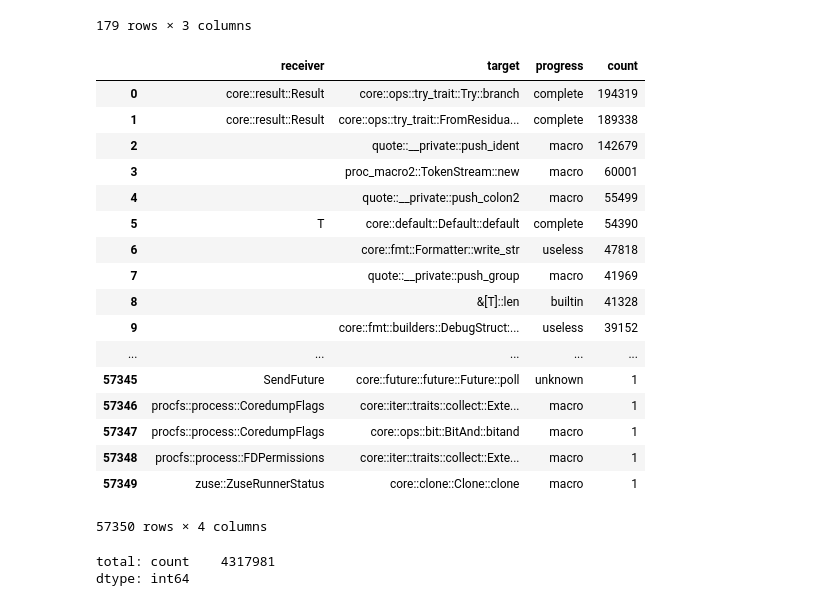
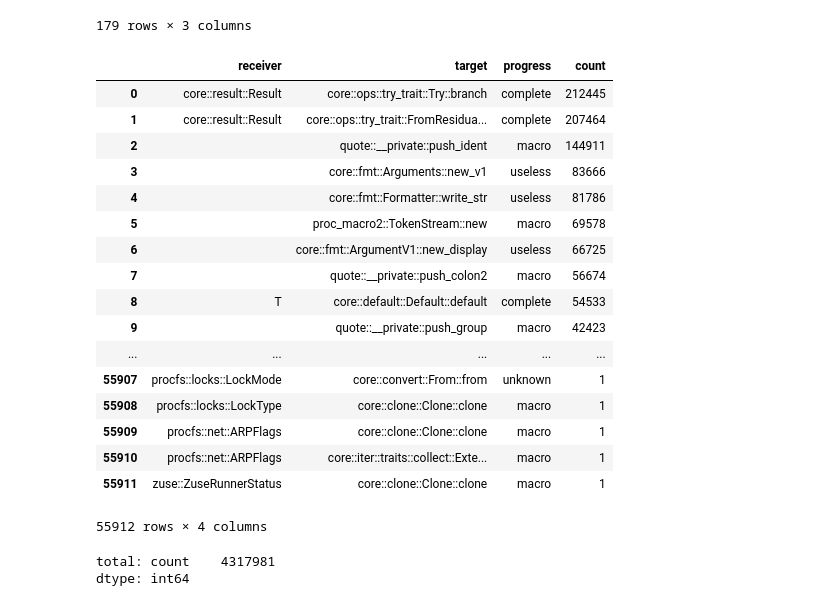
Before and after one commit to juliand665/qrates-eval, a Jupyter notebook: reports/call_target.ipynb, the cells around one changed output. Saved outputs shown, nothing was run; the diff lists cells and outputs as text; code cells hidden in the pictures.

```diff
--- a/reports/call_target.ipynb
+++ b/reports/call_target.ipynb
@@ -172,0 +177,9 @@ for generics, count in size_of_counts.values[:20]:
+# %%
+index_calls = all_calls[all_calls['target'] == 'core::ops::index::Index::index']
+index_counts = sum_counts(index_calls, ['target_type_generics'])
+
+for row in sum_counts(index_calls, ['target_type_generics']).values[:20]:
+	print(row)
+
+#for receiver, generics, count in index_counts.values[:20]:
+#	print(f"{count}x {receiver}.index<{generics}>")
@@ -172,0 +207,3 @@ for generics, count in size_of_counts.values[:20]:
+# %%
+for row in sum_counts(index_calls, ['receiver']).values[:20]:
+	print(row)
@@ -258,31 +316,31 @@ def progress_for(receiver: str, call_target: str, macro: str) -> str:
 # %%
 def get_progress(row):
 	return progress_for(row['receiver'], row['target'], row['macro'])
 
 counts_with_progress = sum_counts(all_calls, ['receiver', 'target', 'macro'])
 counts_with_progress["progress"] = counts_with_progress.apply(get_progress, axis=1)
-counts_with_progress = counts_with_progress[['receiver', 'target', 'progress', 'count']]
+counts_with_progress = sum_counts(counts_with_progress, ['receiver', 'target', 'progress'])
 counts_with_progress.to_csv("counts_with_progress.csv", index=False)
 counts_with_progress
 # %% [output]
 |  | receiver | target | progress | count |
-| 0 | core::result::Result | core::ops::try_trait::Try::branch | complete | 194319 |
-| 1 | core::result::Result | core::ops::try_trait::FromResidua... | complete | 189338 |
-| 2 |  | quote::__private::push_ident | macro | 142679 |
-| 3 |  | proc_macro2::TokenStream::new | macro | 60001 |
-| 4 |  | quote::__private::push_colon2 | macro | 55499 |
-| 5 | T | core::default::Default::default | complete | 54390 |
-| 6 |  | core::fmt::Formatter::write_str | useless | 47818 |
-| 7 |  | quote::__private::push_group | macro | 41969 |
-| 8 |  | &[T]::len | builtin | 41328 |
-| 9 |  | core::fmt::builders::DebugStruct:... | useless | 39152 |
+| 0 | core::result::Result | core::ops::try_trait::Try::branch | complete | 212445 |
+| 1 | core::result::Result | core::ops::try_trait::FromResidua... | complete | 207464 |
+| 2 |  | quote::__private::push_ident | macro | 144911 |
+| 3 |  | core::fmt::Arguments::new_v1 | useless | 83666 |
+| 4 |  | core::fmt::Formatter::write_str | useless | 81786 |
+| 5 |  | proc_macro2::TokenStream::new | macro | 69578 |
+| 6 |  | core::fmt::ArgumentV1::new_display | useless | 66725 |
+| 7 |  | quote::__private::push_colon2 | macro | 56674 |
+| 8 | T | core::default::Default::default | complete | 54533 |
+| 9 |  | quote::__private::push_group | macro | 42423 |
 | ... | ... | ... | ... | ... |
-| 57345 | SendFuture | core::future::future::Future::poll | unknown | 1 |
-| 57346 | procfs::process::CoredumpFlags | core::iter::traits::collect::Exte... | macro | 1 |
-| 57347 | procfs::process::CoredumpFlags | core::ops::bit::BitAnd::bitand | macro | 1 |
-| 57348 | procfs::process::FDPermissions | core::iter::traits::collect::Exte... | macro | 1 |
-| 57349 | zuse::ZuseRunnerStatus | core::clone::Clone::clone | macro | 1 |
+| 55907 | procfs::locks::LockMode | core::convert::From::from | unknown | 1 |
+| 55908 | procfs::locks::LockType | core::clone::Clone::clone | macro | 1 |
+| 55909 | procfs::net::ARPFlags | core::clone::Clone::clone | macro | 1 |
+| 55910 | procfs::net::ARPFlags | core::iter::traits::collect::Exte... | macro | 1 |
+| 55911 | zuse::ZuseRunnerStatus | core::clone::Clone::clone | macro | 1 |
-57350 rows × 4 columns
+55912 rows × 4 columns
 # %%
 progress_csv_with_usage = progress_csv.copy()
 progress_csv_with_usage["used"] = progress_csv_with_usage.apply(lambda row: (row["receiver"], row["target"]) in used_progress, axis=1)
```
Also changed, not shown: parts of 27 cells of this notebook.
